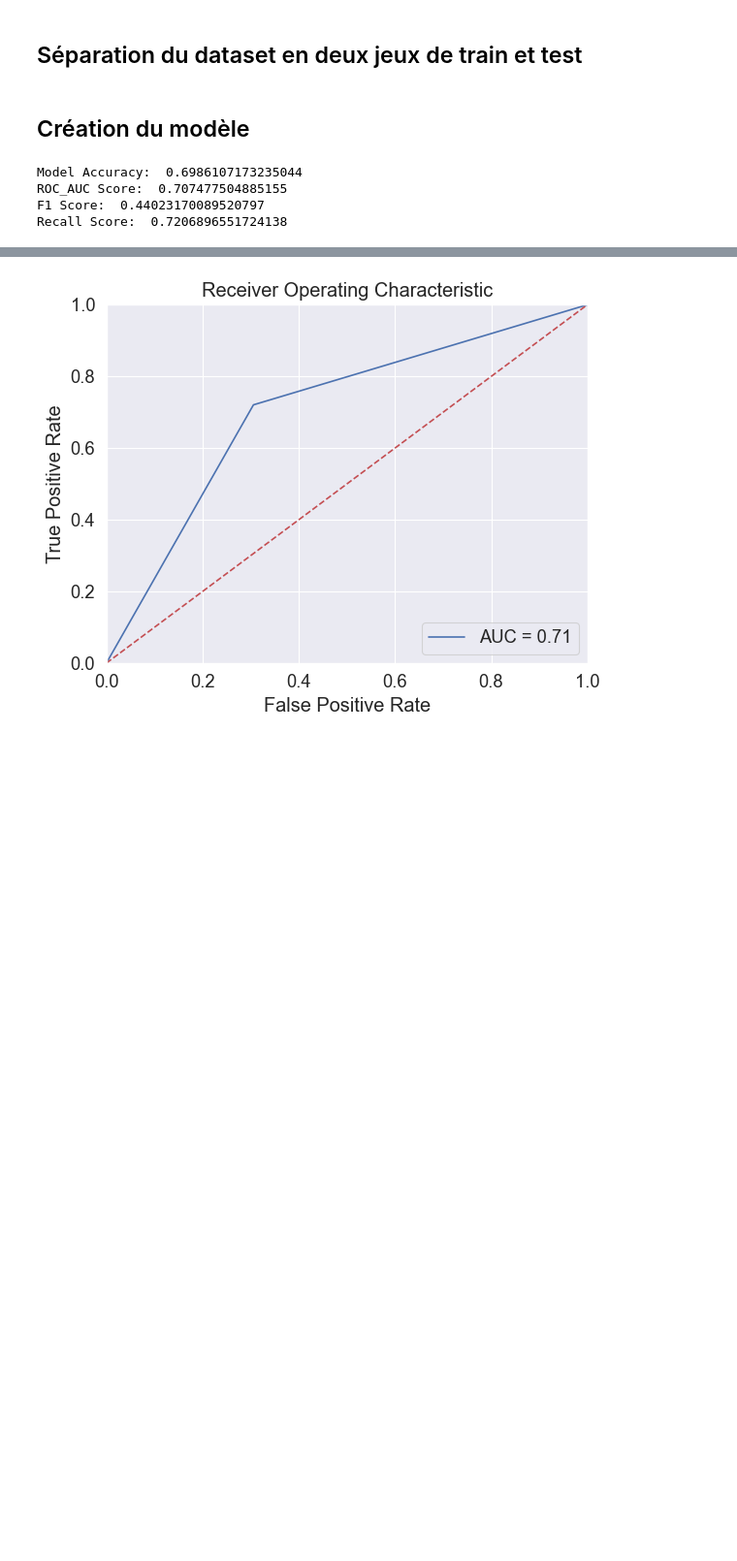
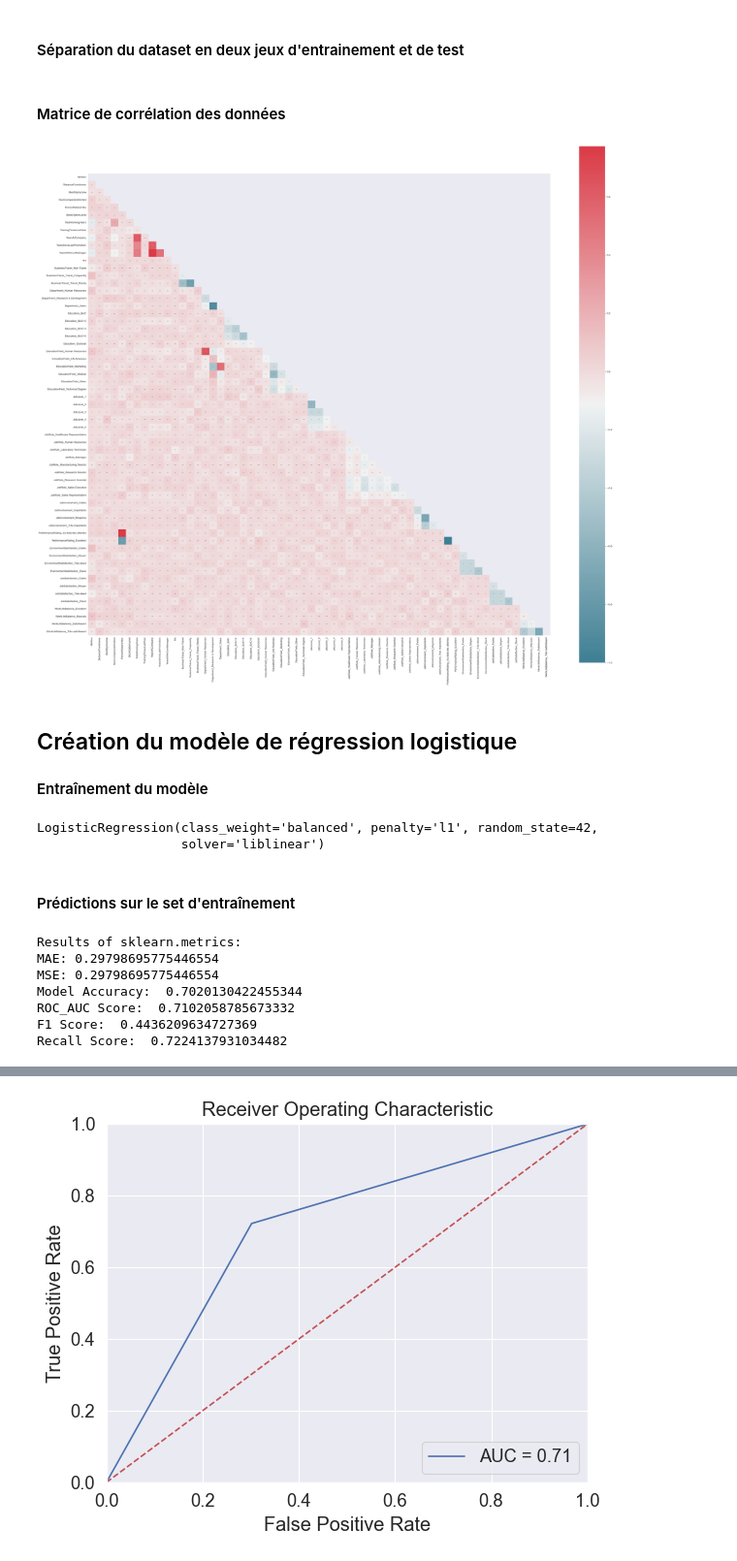
Before and after one commit to MagicalKyaru/ProjetIA_CESI, a Jupyter notebook: 3.4 modèle [SciKit].ipynb, the cells around one changed output, grey strips where cells are left out. Shown at 97% size. Drawn from its saved outputs; the diff is of its cells as text; code cells hidden in the pictures; blank space fills up the shorter version.

```diff
--- a/3.4 modèle [SciKit].ipynb
+++ b/3.4 modèle [SciKit].ipynb
@@ -55,0 +38,5 @@ def plot_correlation_map( df, Size=25 ):
+# %%
+#liste des données catégorielles
+catcoldf = df_logisticReg.select_dtypes(include='object')
+catcolname = list(catcoldf.columns.values)
+catcolname
@@ -55,0 +55,4 @@ def plot_correlation_map( df, Size=25 ):
+# %%
+#remplacement des données catégorielles par des données numériques
+df_logisticReg = pd.get_dummies(df_logisticReg, columns = catcolname)
+df_logisticReg.head()
@@ -56,16 +67,46 @@ def plot_correlation_map( df, Size=25 ):
 # %% [markdown]
-## Séparation du dataset en deux jeux de train et test
+#### Séparation du dataset en deux jeux d'entrainement et de test
 # %%
 X = df_logisticReg.drop('Attrition', axis=1)
 y = df_logisticReg['Attrition']
 X_train, X_test, y_train, y_test = train_test_split(X, y, test_size=0.2, random_state=42)
+# %% [markdown]
+#### Matrice de corrélation des données
+# %%
+# Fonction de génération de graphiques de corrélation
+def plot_correlation_map( df, Size=25 ):
+    corr = df.corr()
+    _ , ax = plt.subplots( figsize =( Size , Size ) )
+    triangle_mask = np.triu(np.ones_like(corr, dtype=bool))
+    cmap = sns.diverging_palette( 220 , 10 , as_cmap = True )
+    _ = sns.heatmap(
+        corr,
+        cmap = cmap,
+        square=True,
+        cbar_kws={ 'shrink' : .9 },
+        ax=ax,
+        mask=triangle_mask,
+        annot = True,
+        annot_kws = { 'fontsize' : 2 }
+    )
+
+plot_correlation_map(df_logisticReg,40)
+# %% [output]
+[figure, added]
 # %% [markdown]
-## Création du modèle
+## Création du modèle de régression logistique
+
+#### Entraînement du modèle
+# %%
+#entrainement du modèle
+logisticRegr = LogisticRegression(random_state=42, solver='liblinear', penalty='l1', class_weight="balanced")
+logisticRegr.fit(X_train, y_train)
+# %% [output]
+LogisticRegression(class_weight='balanced', penalty='l1', random_state=42,
+                   solver='liblinear')
+# %% [markdown]
+#### Prédictions sur le set d'entraînement
 # %%
-#entrainement du modèle
-logisticRegr = LogisticRegression(random_state=42, solver='liblinear', penalty='l1', class_weight="balanced", C=1)
-logisticRegr.fit(X_train, y_train)
-
 #prédictions sur le set d'entrainement
 y_pred_train = logisticRegr.predict(X_train)
 
@@ -75,12 +116,22 @@ fpr, tpr, thresholds = roc_curve(y_train, y_pred_train)
 lrroc_auc = auc(fpr, tpr)
 lrf1_score = f1_score(y_train, y_pred_train)
 lrrecall = recall_score(y_train, y_pred_train)
+mae = metrics.mean_absolute_error(y_train, y_pred_train)
+mse = metrics.mean_squared_error(y_train, y_pred_train)
+
+
+print("Results of sklearn.metrics:")
+print("MAE:",mae)
+print("MSE:", mse)
 print('Model Accuracy: ', lraccuracy)
 print('ROC_AUC Score: ', lrroc_auc)
 print('F1 Score: ', lrf1_score)
 print('Recall Score: ', lrrecall)
 # %% [output]
-Model Accuracy:  0.6986107173235044
-ROC_AUC Score:  0.707477504885155
-F1 Score:  0.44023170089520797
-Recall Score:  0.7206896551724138
+Results of sklearn.metrics:
+MAE: 0.29798695775446554
+MSE: 0.29798695775446554
+Model Accuracy:  0.7020130422455344
+ROC_AUC Score:  0.7102058785673332
+F1 Score:  0.4436209634727369
+Recall Score:  0.7224137931034482
```
Also changed, not shown: parts of 35 cells of this notebook, 1 other file.
